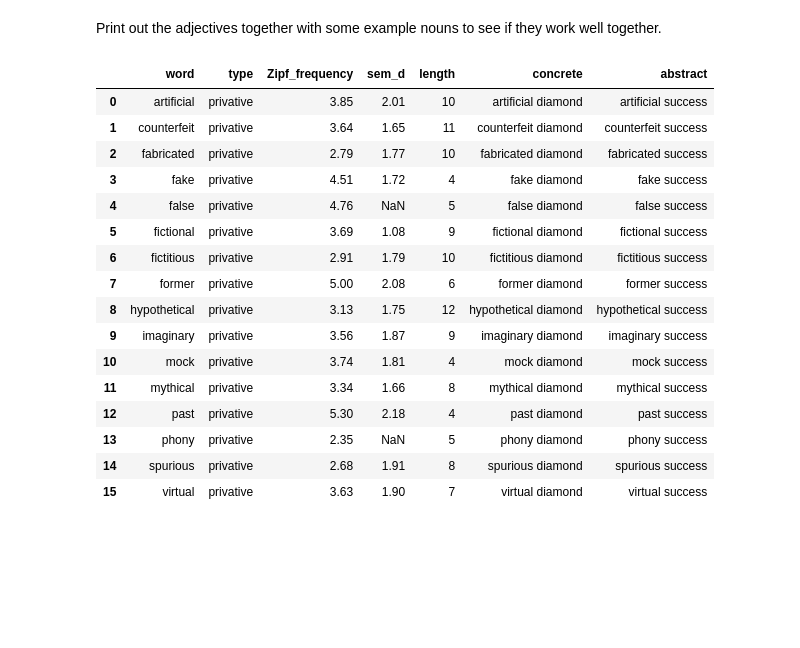
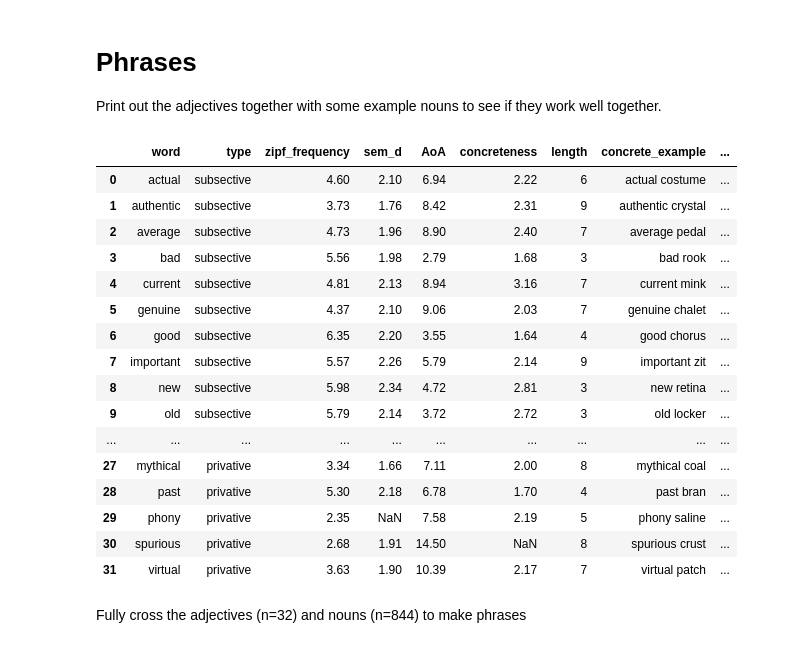
Before and after one commit to rmc-law/FakeDiamond, a Jupyter notebook: stimuli/3_make_and_subselect_phrases.ipynb, the cells around one changed output. Cells and saved outputs as stored; diff of their text form; code cells hidden in the pictures; blank space fills up the shorter version.

```diff
--- a/stimuli/3_make_and_subselect_phrases.ipynb
+++ b/stimuli/3_make_and_subselect_phrases.ipynb
@@ -24 +28,5 @@ df_privatives = pd.DataFrame(data={'word':privatives,'type':'privative'})
+# %%
+subsectives = ['actual','authentic','average','bad','current',
+               'genuine','good','important','new','old',
+               'perfect','real','special','true','typical','unique']
 # %% [markdown]
@@ -53,24 +121,29 @@ df_privatives['length'] = df_privatives['word'].str.len()
 # %% [markdown]
+# Phrases
 Print out the adjectives together with some example nouns to see if they work well together.
 # %%
-df_privatives['concrete'] = df_privatives['word'] + ' diamond'
-df_privatives['abstract'] = df_privatives['word'] + ' success'
-df_privatives
+# read in our cleaned list of nouns
+nouns = pd.read_csv(os.path.join(dir, 'nouns_cleaned_2023-03-01.csv'))
+
+# put some phrases together just to get a sense
+adjectives['concrete_example'] = adjectives['word'] + ' ' + nouns.query('condition == "concrete"')['word'].head(len(adjectives)).tolist()
+adjectives['abstract_example'] = adjectives['word'] + ' ' + nouns.query('condition == "abstract"')['word'].head(len(adjectives)).tolist()
+adjectives
 # %% [output]
-|  | word | type | Zipf_frequency | sem_d | length | concrete | abstract |
-| 0 | artificial | privative | 3.85 | 2.01 | 10 | artificial diamond | artificial success |
-| 1 | counterfeit | privative | 3.64 | 1.65 | 11 | counterfeit diamond | counterfeit success |
-| 2 | fabricated | privative | 2.79 | 1.77 | 10 | fabricated diamond | fabricated success |
-| 3 | fake | privative | 4.51 | 1.72 | 4 | fake diamond | fake success |
-| 4 | false | privative | 4.76 | NaN | 5 | false diamond | false success |
-| 5 | fictional | privative | 3.69 | 1.08 | 9 | fictional diamond | fictional success |
-| 6 | fictitious | privative | 2.91 | 1.79 | 10 | fictitious diamond | fictitious success |
-| 7 | former | privative | 5.00 | 2.08 | 6 | former diamond | former success |
-| 8 | hypothetical | privative | 3.13 | 1.75 | 12 | hypothetical diamond | hypothetical success |
-| 9 | imaginary | privative | 3.56 | 1.87 | 9 | imaginary diamond | imaginary success |
-| 10 | mock | privative | 3.74 | 1.81 | 4 | mock diamond | mock success |
-| 11 | mythical | privative | 3.34 | 1.66 | 8 | mythical diamond | mythical success |
-| 12 | past | privative | 5.30 | 2.18 | 4 | past diamond | past success |
-| 13 | phony | privative | 2.35 | NaN | 5 | phony diamond | phony success |
-| 14 | spurious | privative | 2.68 | 1.91 | 8 | spurious diamond | spurious success |
-| 15 | virtual | privative | 3.63 | 1.90 | 7 | virtual diamond | virtual success |
+|  | word | type | zipf_frequency | sem_d | AoA | concreteness | length | concrete_example | ... |
+| 0 | actual | subsective | 4.60 | 2.10 | 6.94 | 2.22 | 6 | actual costume | ... |
+| 1 | authentic | subsective | 3.73 | 1.76 | 8.42 | 2.31 | 9 | authentic crystal | ... |
+| 2 | average | subsective | 4.73 | 1.96 | 8.90 | 2.40 | 7 | average pedal | ... |
+| 3 | bad | subsective | 5.56 | 1.98 | 2.79 | 1.68 | 3 | bad rook | ... |
+| 4 | current | subsective | 4.81 | 2.13 | 8.94 | 3.16 | 7 | current mink | ... |
+| 5 | genuine | subsective | 4.37 | 2.10 | 9.06 | 2.03 | 7 | genuine chalet | ... |
+| 6 | good | subsective | 6.35 | 2.20 | 3.55 | 1.64 | 4 | good chorus | ... |
+| 7 | important | subsective | 5.57 | 2.26 | 5.79 | 2.14 | 9 | important zit | ... |
+| 8 | new | subsective | 5.98 | 2.34 | 4.72 | 2.81 | 3 | new retina | ... |
+| 9 | old | subsective | 5.79 | 2.14 | 3.72 | 2.72 | 3 | old locker | ... |
+| ... | ... | ... | ... | ... | ... | ... | ... | ... | ... |
+| 27 | mythical | privative | 3.34 | 1.66 | 7.11 | 2.00 | 8 | mythical coal | ... |
+| 28 | past | privative | 5.30 | 2.18 | 6.78 | 1.70 | 4 | past bran | ... |
+| 29 | phony | privative | 2.35 | NaN | 7.58 | 2.19 | 5 | phony saline | ... |
+| 30 | spurious | privative | 2.68 | 1.91 | 14.50 | NaN | 8 | spurious crust | ... |
+| 31 | virtual | privative | 3.63 | 1.90 | 10.39 | 2.17 | 7 | virtual patch | ... |
@@ -78,0 +150,2 @@ phrases = pd.read_csv('../phrases_repeat_2023-02-07.csv', index_col=False)
+# %% [markdown]
+Fully cross the adjectives (n=32) and nouns (n=844) to make phrases
```
Also changed, not shown: parts of 53 cells of this notebook, 4 other files.
